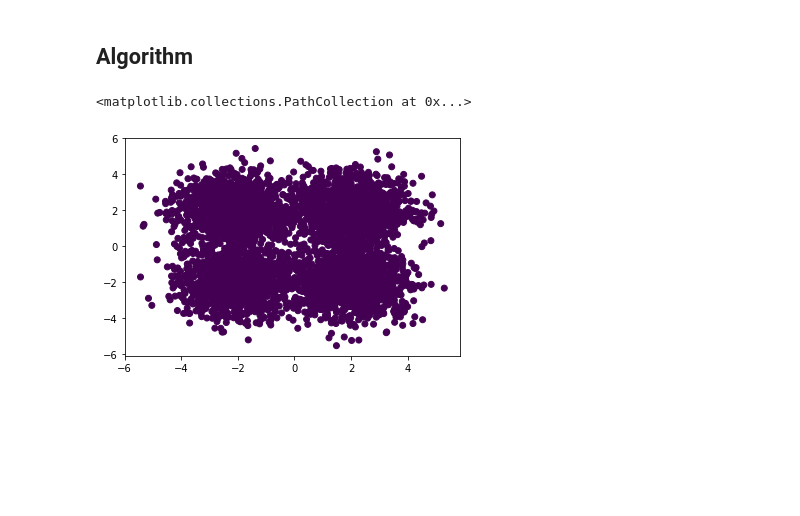
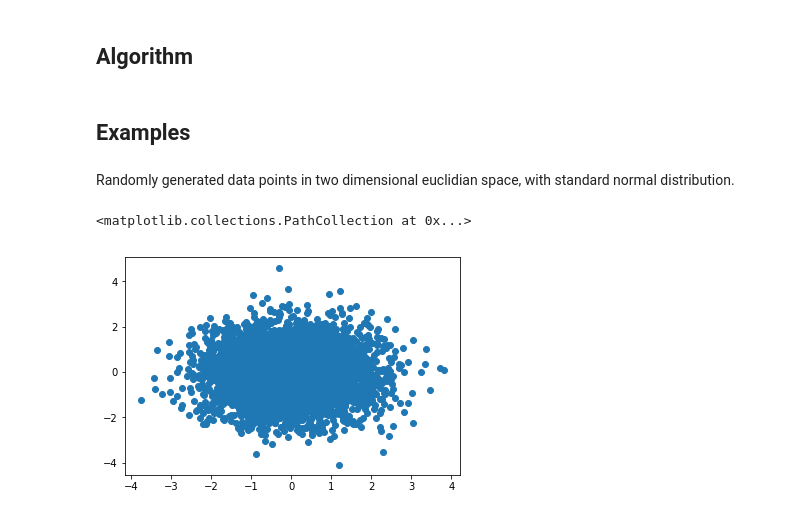
Before and after one commit to Mrpatekful/numpyml, a Jupyter notebook: kmeans_numpy.ipynb, the cells around one changed output. Drawn from its saved outputs; the diff is of its cells as text; code cells hidden in the pictures; blank space fills up the shorter version.

```diff
--- a/kmeans_numpy.ipynb
+++ b/kmeans_numpy.ipynb
@@ -74,23 +77,19 @@ def find_clusters(data, K):
+# %% [markdown]
+## Examples
+# %% [markdown]
+Randomly generated data points in two dimensional euclidian space, with standard normal distribution.
 # %%
 nb_samples = 5000
 samples = np.ones((nb_samples, 2))
 
-distance = 2
+for i in range(0,nb_samples):
+    samples[i, :] = [np.random.normal(0,1), np.random.normal(0,1)]
 
-for i in range(0,nb_samples,4):
-    noise = np.random.normal(0,1,8)
-    samples[i, :] = [-distance+noise[0],-distance+noise[1]]
-    samples[i+1, :] = [distance+noise[2],-distance+noise[3]]
-    samples[i+2, :] = [-distance+noise[4],distance+noise[5]]
-    samples[i+3, :] = [distance+noise[6],distance+noise[7]]
+fig = plt.figure()
+plt.scatter(samples[:,0],samples[:,1])
+# %% [output]
+<matplotlib.collections.PathCollection at 0x...>
+[figure, added]
-# %%
-fig = plt.figure()
-plt.scatter(samples[:,0],
-            samples[:,1],
-            c=np.ones((1,nb_samples)))
-# %% [output]
-<matplotlib.collections.PathCollection at 0x...>
-[figure, removed]
 # %%
 clustered = find_clusters(samples, K=3)
 fig = plt.figure()
```
Also changed, not shown: parts of 20 cells of this notebook, 1 other file.
